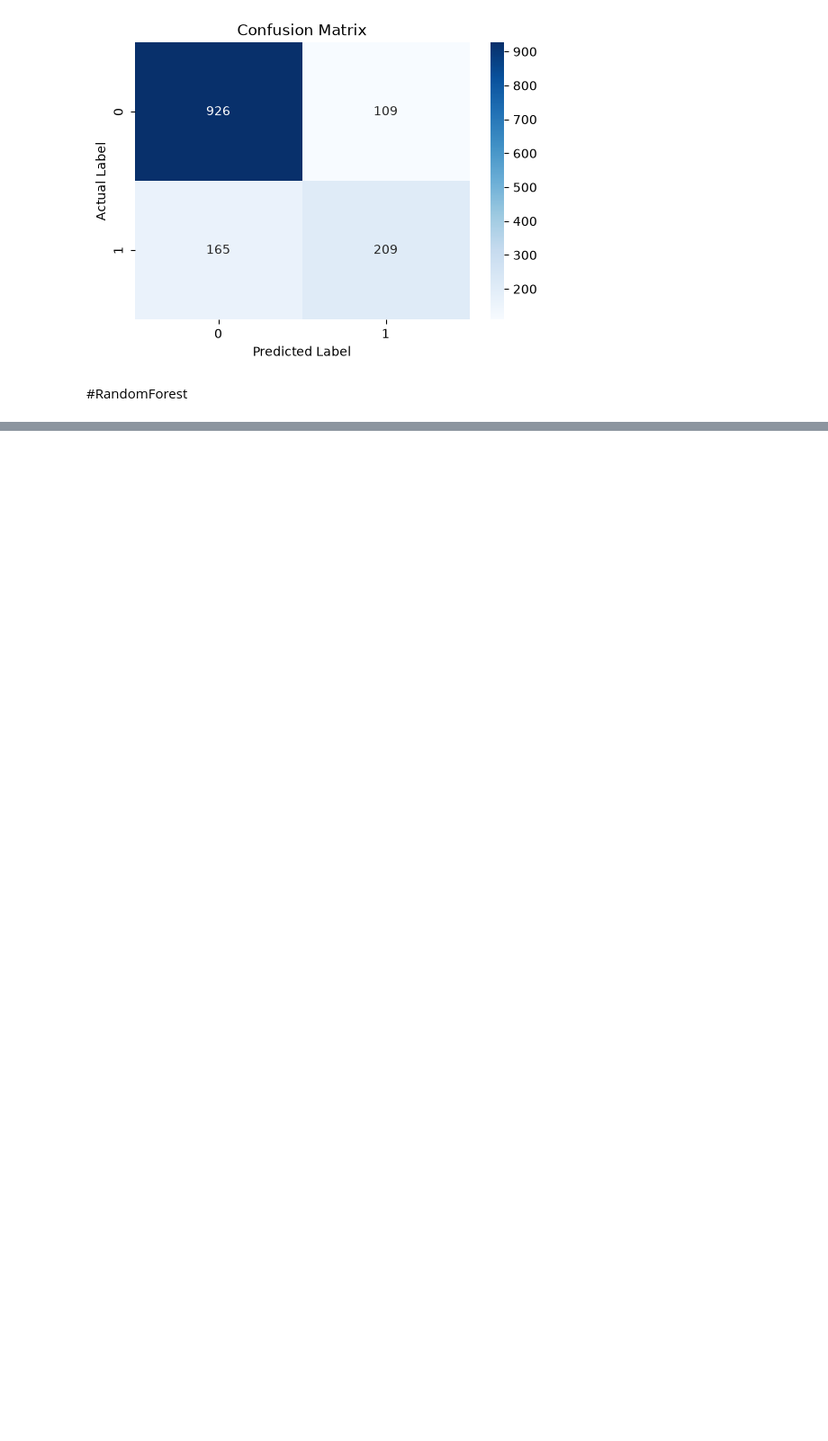
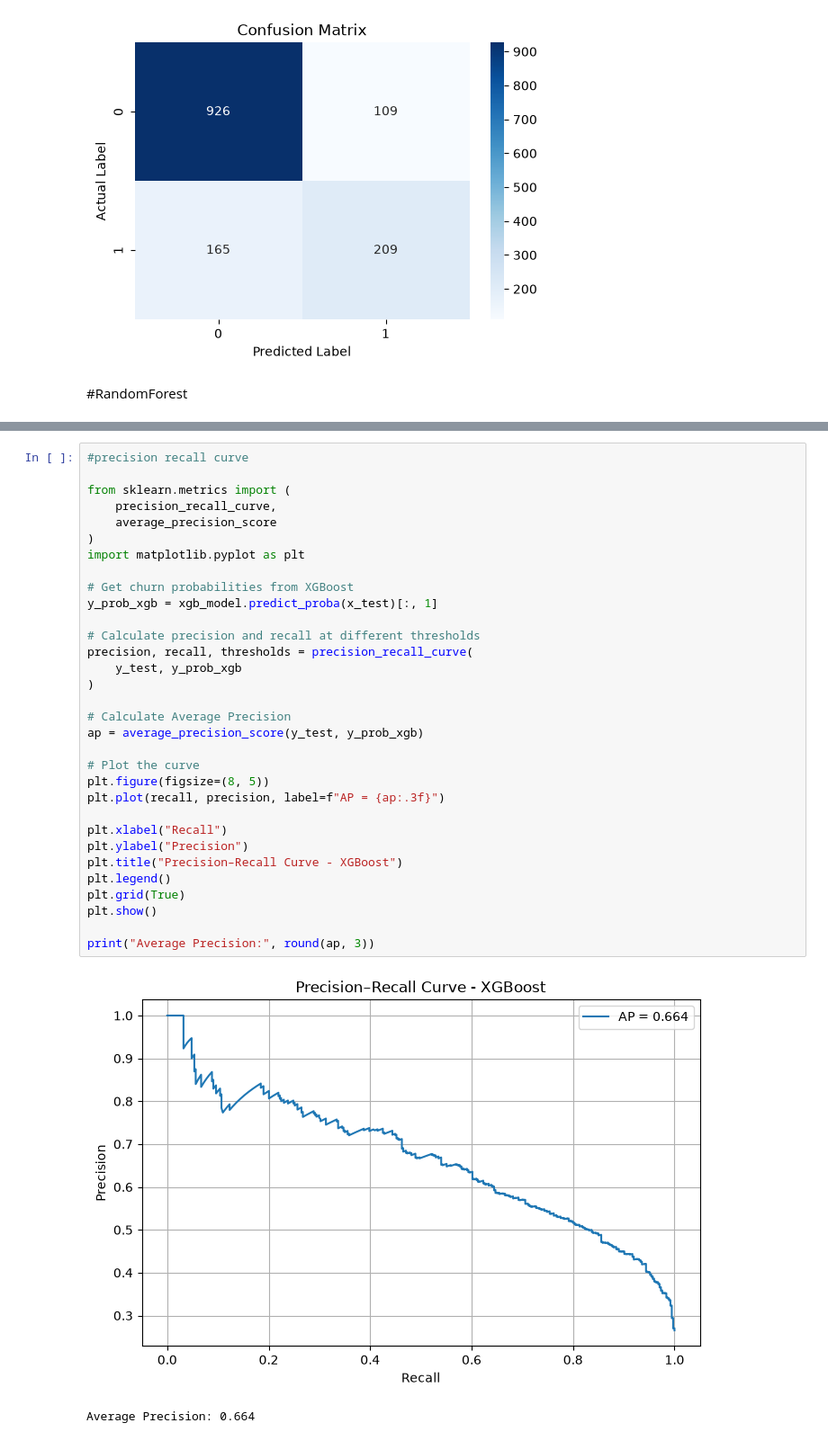
Before and after one commit to sneha20052005/Customer-churn-prediction, a Jupyter notebook: 01_churn_analysis.ipynb, the cells around one changed output, grey strips where cells are left out. Shown at 90% size. Cells and saved outputs as stored; diff of their text form; blank space fills up the shorter version.

```diff
--- a/01_churn_analysis.ipynb
+++ b/01_churn_analysis.ipynb
@@ -385,0 +919,35 @@ NameError: name 'preprocessor' is not defined
+# %%
+#precision recall curve
+
+from sklearn.metrics import (
+    precision_recall_curve,
+    average_precision_score
+)
+import matplotlib.pyplot as plt
+
+# Get churn probabilities from XGBoost
+y_prob_xgb = xgb_model.predict_proba(x_test)[:, 1]
+
+# Calculate precision and recall at different thresholds
+precision, recall, thresholds = precision_recall_curve(
+    y_test, y_prob_xgb
+)
+
+# Calculate Average Precision
+ap = average_precision_score(y_test, y_prob_xgb)
+
+# Plot the curve
+plt.figure(figsize=(8, 5))
+plt.plot(recall, precision, label=f"AP = {ap:.3f}")
+
+plt.xlabel("Recall")
+plt.ylabel("Precision")
+plt.title("Precision–Recall Curve - XGBoost")
+plt.legend()
+plt.grid(True)
+plt.show()
+
+print("Average Precision:", round(ap, 3))
+# %% [output]
+[figure, added]
+Average Precision: 0.664
```
Also changed, not shown: parts of 33 cells of this notebook.
